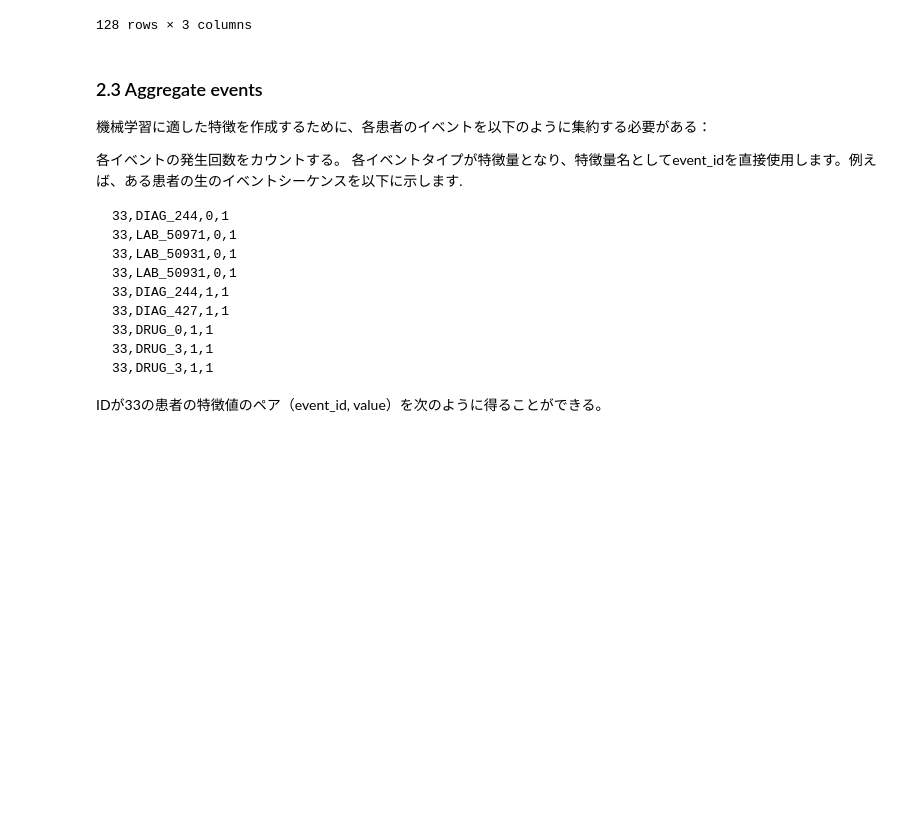
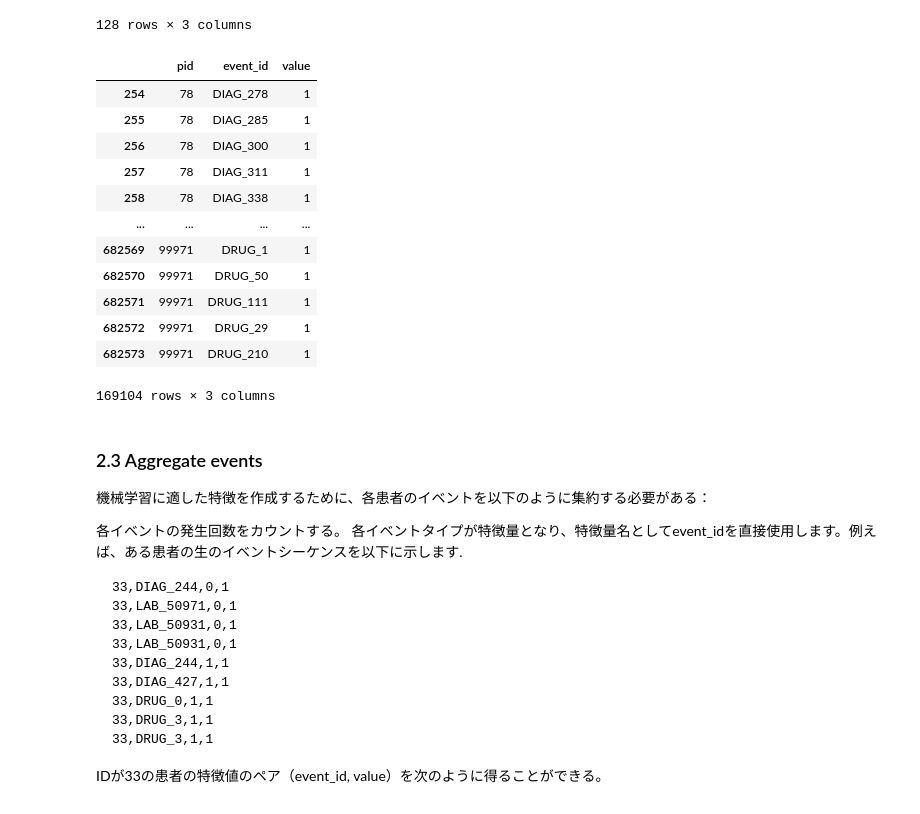
Before and after one commit to niikun/DL_for_health_care, a Jupyter notebook: HW1.ipynb, the cells around one changed output. Cells and saved outputs as stored; diff of their text form; code cells hidden in the pictures; blank space fills up the shorter version.

```diff
--- a/HW1.ipynb
+++ b/HW1.ipynb
@@ -621,3 +650,44 @@ filtered_events[filtered_events["pid"]==78]
 | 380 | 78 | DRUG_247 | 1 |
 | 381 | 78 | DRUG_38 | 1 |
 128 rows × 3 columns
+# %%
+def filter_events(events, indx_vid):
+
+    '''
+    TODO: This function needs to be completed.
+
+    Suggested steps:
+        1. Join indx_vid with events on pid.
+        2. Filter events occuring in the observation window [:, index vid) (Note that the right side is OPEN).
+
+
+    IMPORTANT:
+        `filtered_events` should be a pd dataframe withe header  `['pid', 'event_id', 'value']`.
+    '''
+
+        # 1. Join indx_vid with events on pid
+    merged_events = pd.merge(events, indx_vid, on="pid")
+
+    # 2. Filter events occurring in the observation window (vid < indx_vid)
+    filtered_events = merged_events[merged_events["vid"] < merged_events["indx_vid"]]
+
+    # Select the required columns
+    filtered_events = filtered_events[['pid', 'event_id', 'value']]
+
+    return filtered_events
+# %%
+filter_events(events, indx_vid)
+# %% [output]
+|  | pid | event_id | value |
+| 254 | 78 | DIAG_278 | 1 |
+| 255 | 78 | DIAG_285 | 1 |
+| 256 | 78 | DIAG_300 | 1 |
+| 257 | 78 | DIAG_311 | 1 |
+| 258 | 78 | DIAG_338 | 1 |
+| ... | ... | ... | ... |
+| 682569 | 99971 | DRUG_1 | 1 |
+| 682570 | 99971 | DRUG_50 | 1 |
+| 682571 | 99971 | DRUG_111 | 1 |
+| 682572 | 99971 | DRUG_29 | 1 |
+| 682573 | 99971 | DRUG_210 | 1 |
+169104 rows × 3 columns
```
Also changed, not shown: parts of 24 cells of this notebook.
